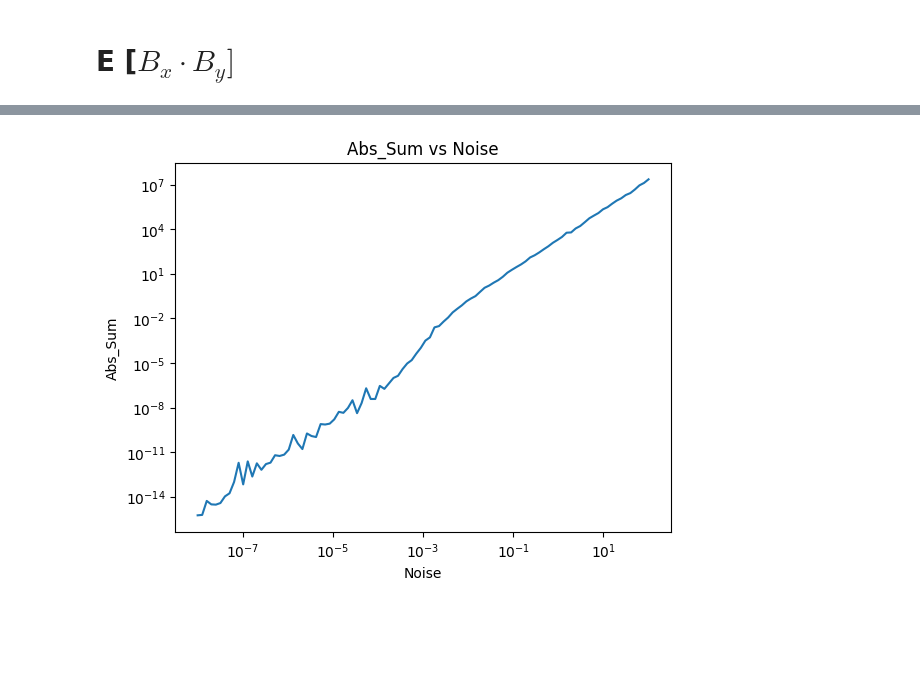
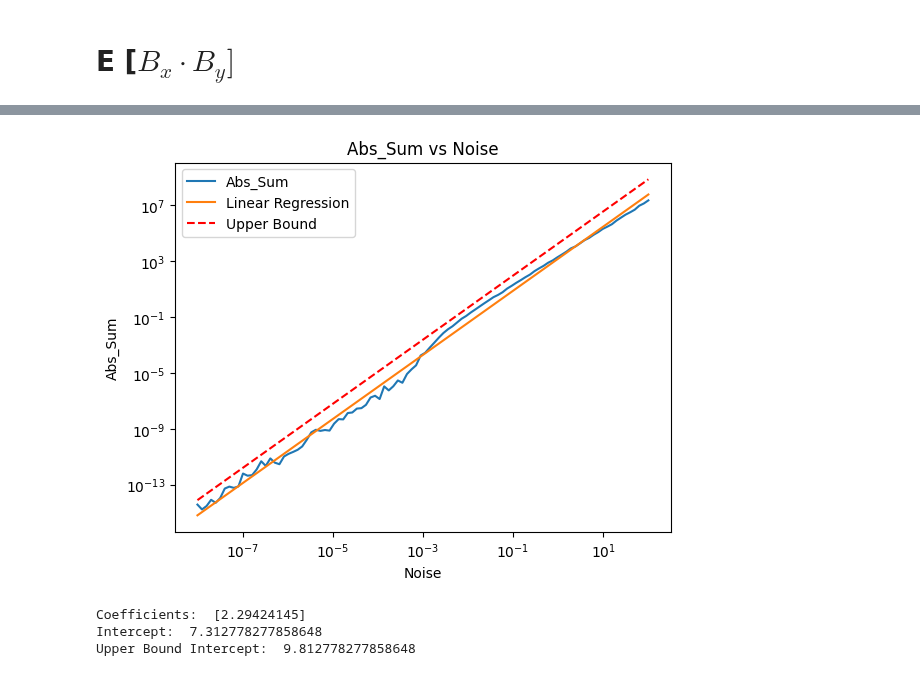
Before and after one commit to warik21/Thesis, a Jupyter notebook: expec_bxxby.ipynb, the cells around one changed output, grey strips where cells are left out. Drawn from its saved outputs; the diff is of its cells as text; code cells hidden in the pictures; blank space fills up the shorter version.

```diff
--- a/expec_bxxby.ipynb
+++ b/expec_bxxby.ipynb
@@ -82,7 +82,7 @@ for noise in tqdm(noise_values):
 # total_sum_df.to_csv('total_sum_df.csv', index=False)
 # %%
 total_sum_df['k_square'] = total_sum_df['k'].apply(lambda x: np.sqrt(x[0]**2 + x[1]**2))
-# total_sum_df['k_square'] = total_sum_df['k']
+total_sum_df['k_square'] = total_sum_df['k']
 total_sum_df.head()
 # %% [output]
 |  | Noise | Abs_Sum | Sum_Left | Sum_Right | alpha_1 | alpha_2 | k | k_square |
@@ -95,11 +95,25 @@ total_sum_df.head()
 grouped = total_sum_df.groupby('Noise').mean().reset_index()
 # grouped = grouped[grouped['Noise'] < 1]
 
-plt.plot(grouped['Noise'], grouped['Abs_Sum'])
+plt.plot(grouped['Noise'], grouped['Abs_Sum'], label='Abs_Sum')
 plt.xscale('log')
 plt.yscale('log')
 plt.xlabel('Noise')
 plt.ylabel('Abs_Sum')
 plt.title('Abs_Sum vs Noise')
+
+X = np.log(grouped['Noise']).values.reshape(-1, 1)
+y = np.log(grouped['Abs_Sum']).values
+reg = LinearRegression().fit(X, y)
+new_slope = 2
+new_intercept = reg.intercept_
+new_intercept = np.exp(new_intercept)
+plt.plot(grouped['Noise'], new_intercept * grouped['Noise']**new_slope, label='top bound', color='red', linestyle='--')
+
+new_intercept2 = reg.intercept_ - 8
+new_intercept2 = np.exp(new_intercept2)
+plt.plot(grouped['Noise'], new_intercept2 * grouped['Noise']**new_slope, label='bottom bound', color='green', linestyle='--')
+
+plt.legend()
 plt.show()
 # %% [output]
@@ -125,5 +125,5 @@ grouped_k['k'].max()
 # %%
-num_exp = 100
+num_exp = 400
 noise_values = np.logspace(start = -8, stop = 2, num = 100)
 summands_lists = [] * len(noise_values)
 summands_means = np.zeros(len(noise_values))
@@ -187,12 +187,39 @@ total_sum_df.head()
 # %%
 grouped = total_sum_df.groupby('Noise').mean().reset_index()
 
-plt.plot(grouped['Noise'], grouped['Abs_Sum'])
+plt.plot(grouped['Noise'], grouped['Abs_Sum'], label='Abs_Sum')
 plt.xscale('log')
 plt.yscale('log')
 plt.xlabel('Noise')
 plt.ylabel('Abs_Sum')
 plt.title('Abs_Sum vs Noise')
+
+# Draw a linear line to approximate the curve
+X = np.log(grouped['Noise']).values.reshape(-1, 1)
+y = np.log(grouped['Abs_Sum']).values
+reg = LinearRegression().fit(X, y)
+predictions = np.exp(reg.predict(X))
+plt.plot(grouped['Noise'], predictions, label='Linear Regression')
+
+#Also add an upper bound
+upper_bound_intercept = reg.intercept_ + 2.5
+upper_bound_predictions = np.exp(reg.coef_ * X.flatten() + upper_bound_intercept)
+
+plt.plot(grouped['Noise'], upper_bound_predictions, 'r--', label='Upper Bound')
+
+
+plt.legend()
+
+
 plt.show()
 # %% [output]
-[figure, old version]
+[figure, new version]
+# %%
+# Print the coefficients
+print('Coefficients: ', reg.coef_)
+print('Intercept: ', reg.intercept_)
+print('Upper Bound Intercept: ', upper_bound_intercept)
+# %% [output]
+Coefficients:  [2.29424145]
+Intercept:  7.312778277858648
+Upper Bound Intercept:  9.812778277858648
```
Also changed, not shown: parts of 10 cells of this notebook, 3 other files.
